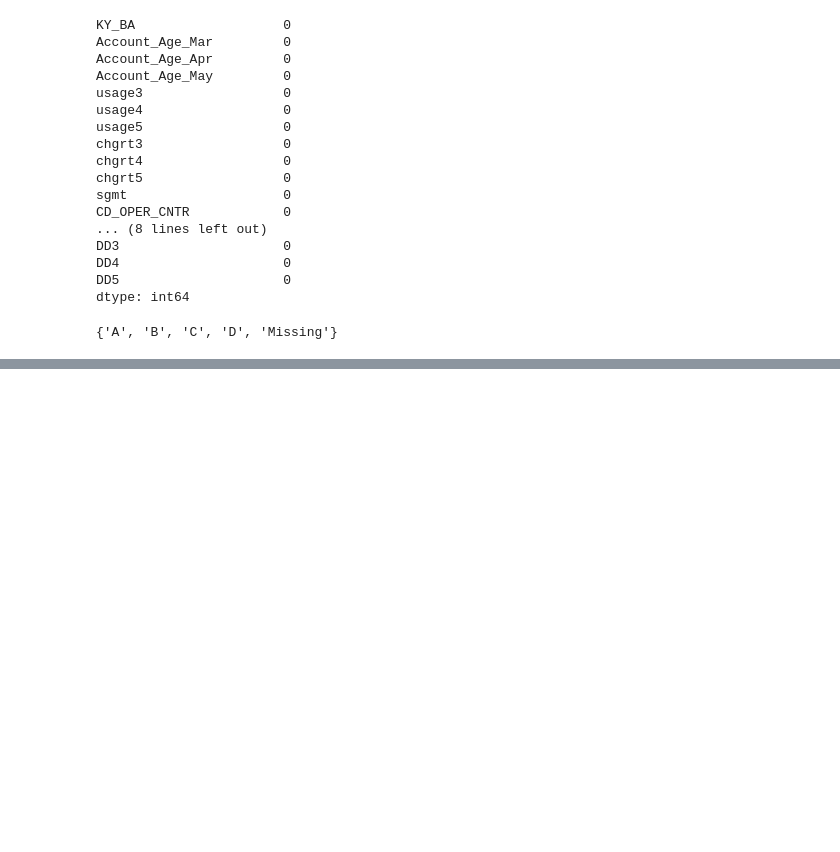
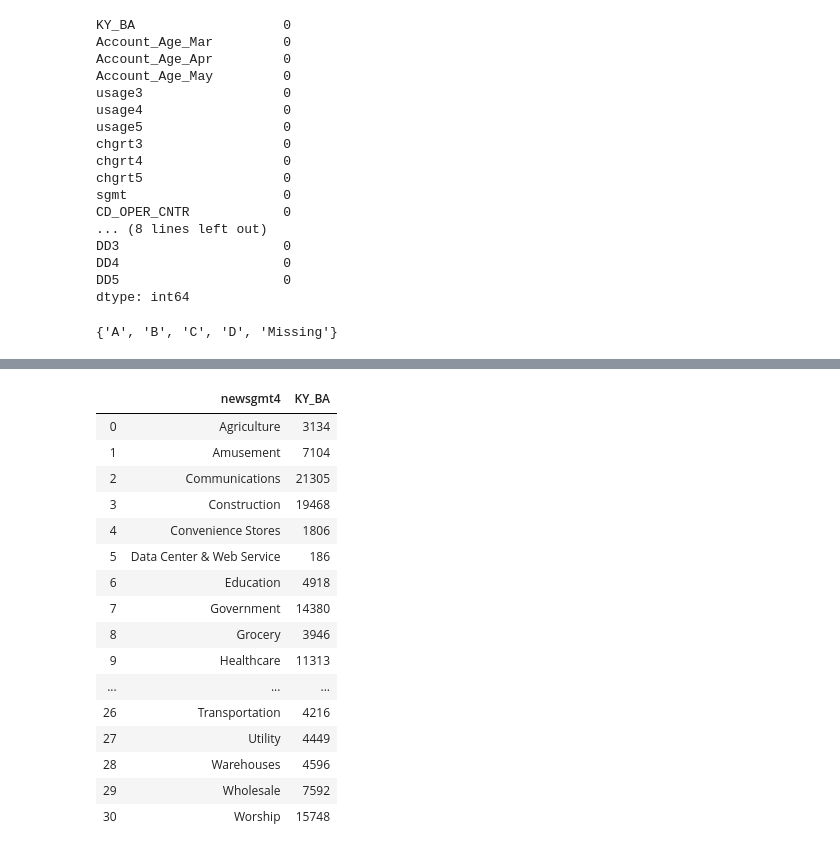
Before and after one commit to yaban-94/Customer_Arrears, a Jupyter notebook: Customer_Arrears.ipynb, the cells around one changed output, grey strips where cells are left out. Cells and saved outputs as stored; diff of their text form; code cells hidden in the pictures; blank space fills up the shorter version.

```diff
--- a/Customer_Arrears.ipynb
+++ b/Customer_Arrears.ipynb
@@ -116,0 +129,20 @@ df
+# %%
+newdata.groupby(by = 'newsgmt4', as_index = False).agg({'KY_BA': pd.Series.nunique})
+# %% [output]
+|  | newsgmt4 | KY_BA |
+| 0 | Agriculture | 3134 |
+| 1 | Amusement | 7104 |
+| 2 | Communications | 21305 |
+| 3 | Construction | 19468 |
+| 4 | Convenience Stores | 1806 |
+| 5 | Data Center & Web Service | 186 |
+| 6 | Education | 4918 |
+| 7 | Government | 14380 |
+| 8 | Grocery | 3946 |
+| 9 | Healthcare | 11313 |
+| ... | ... | ... |
+| 26 | Transportation | 4216 |
+| 27 | Utility | 4449 |
+| 28 | Warehouses | 4596 |
+| 29 | Wholesale | 7592 |
+| 30 | Worship | 15748 |
```
Also changed, not shown: parts of 15 cells of this notebook.
